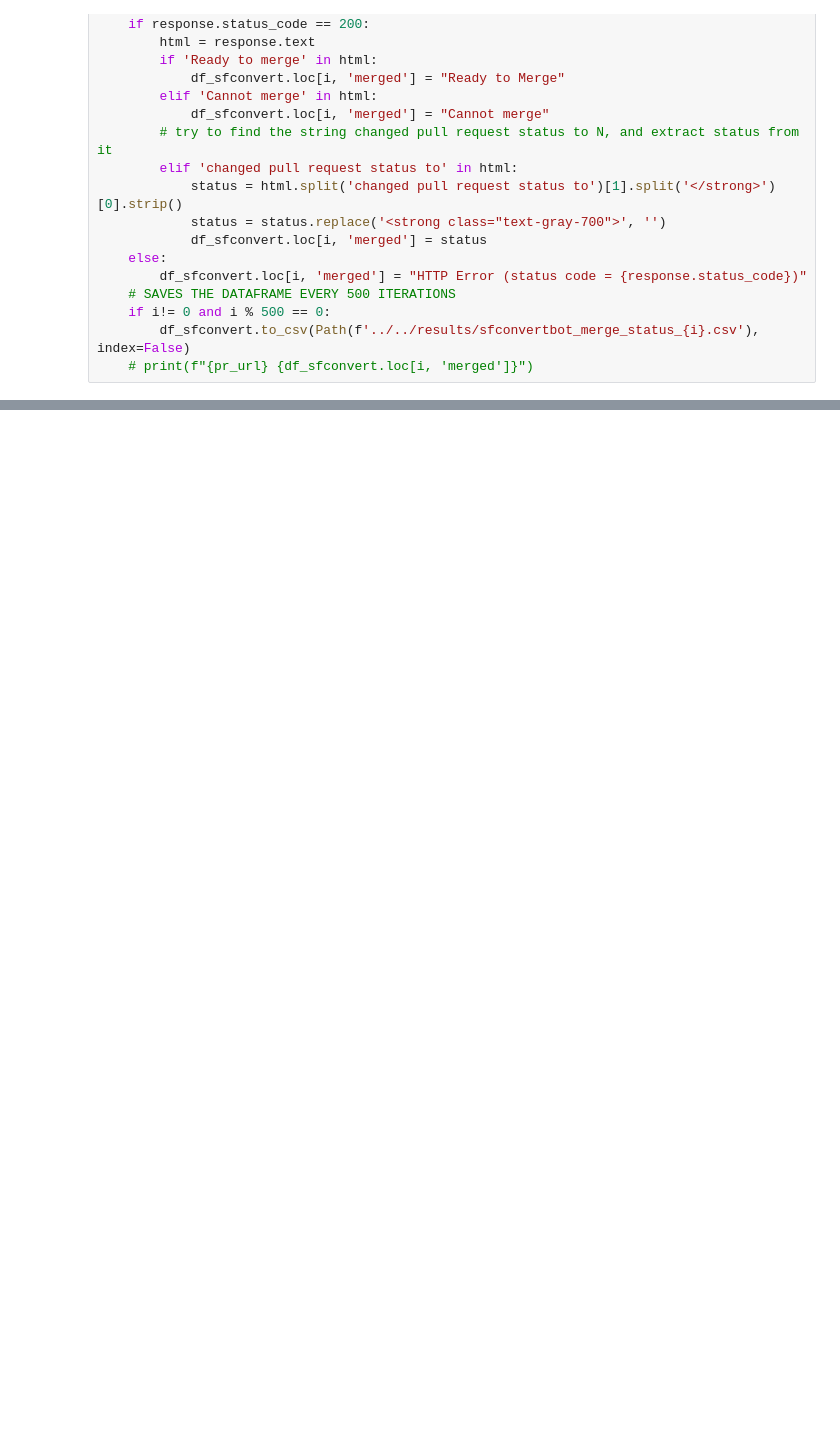
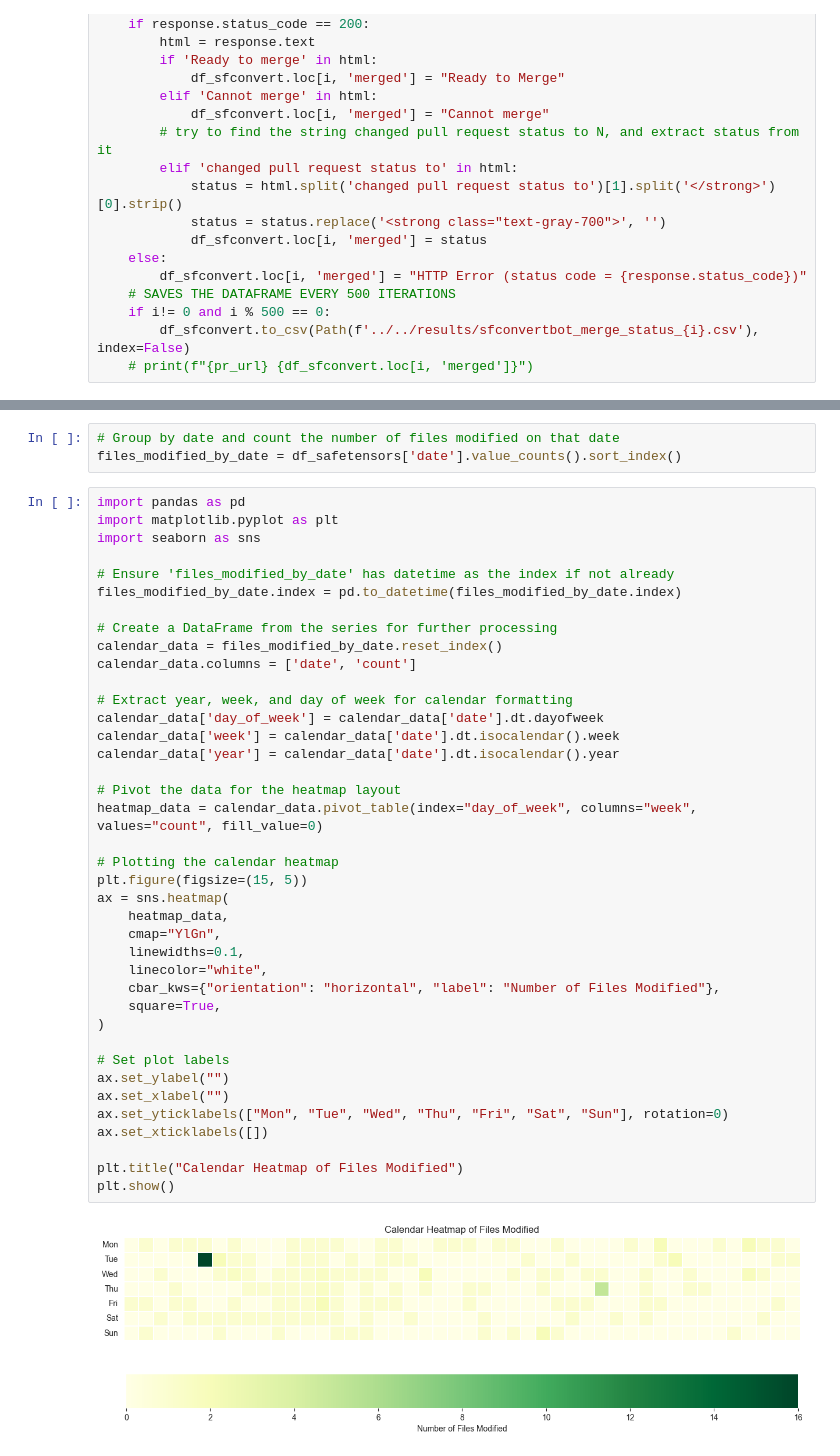
Before and after one commit to s2e-lab/model-evolution, a Jupyter notebook: scripts/notebooks/rq1_analysis.ipynb, the cells around one changed output, grey strips where cells are left out. Saved outputs shown, nothing was run; the diff lists cells and outputs as text; blank space fills up the shorter version.

Commit message:
adjusted rq1 to plot calendar view

```diff
--- a/scripts/notebooks/rq1_analysis.ipynb
+++ b/scripts/notebooks/rq1_analysis.ipynb
@@ -178,0 +238,44 @@ for i, row in tqdm(df_sfconvert.iterrows()):
+# %%
+# Group by date and count the number of files modified on that date
+files_modified_by_date = df_safetensors['date'].value_counts().sort_index()
+# %%
+import pandas as pd
+import matplotlib.pyplot as plt
+import seaborn as sns
+
+# Ensure 'files_modified_by_date' has datetime as the index if not already
+files_modified_by_date.index = pd.to_datetime(files_modified_by_date.index)
+
+# Create a DataFrame from the series for further processing
+calendar_data = files_modified_by_date.reset_index()
+calendar_data.columns = ['date', 'count']
+
+# Extract year, week, and day of week for calendar formatting
+calendar_data['day_of_week'] = calendar_data['date'].dt.dayofweek
+calendar_data['week'] = calendar_data['date'].dt.isocalendar().week
+calendar_data['year'] = calendar_data['date'].dt.isocalendar().year
+
+# Pivot the data for the heatmap layout
+heatmap_data = calendar_data.pivot_table(index="day_of_week", columns="week", values="count", fill_value=0)
+
+# Plotting the calendar heatmap
+plt.figure(figsize=(15, 5))
+ax = sns.heatmap(
+    heatmap_data,
+    cmap="YlGn",
+    linewidths=0.1,
+    linecolor="white",
+    cbar_kws={"orientation": "horizontal", "label": "Number of Files Modified"},
+    square=True,
+)
+
+# Set plot labels
+ax.set_ylabel("")
+ax.set_xlabel("")
+ax.set_yticklabels(["Mon", "Tue", "Wed", "Thu", "Fri", "Sat", "Sun"], rotation=0)
+ax.set_xticklabels([])
+
+plt.title("Calendar Heatmap of Files Modified")
+plt.show()
+# %% [output]
+[figure, added]
```
Also changed, not shown: parts of 3 cells of this notebook, 1 other file.
